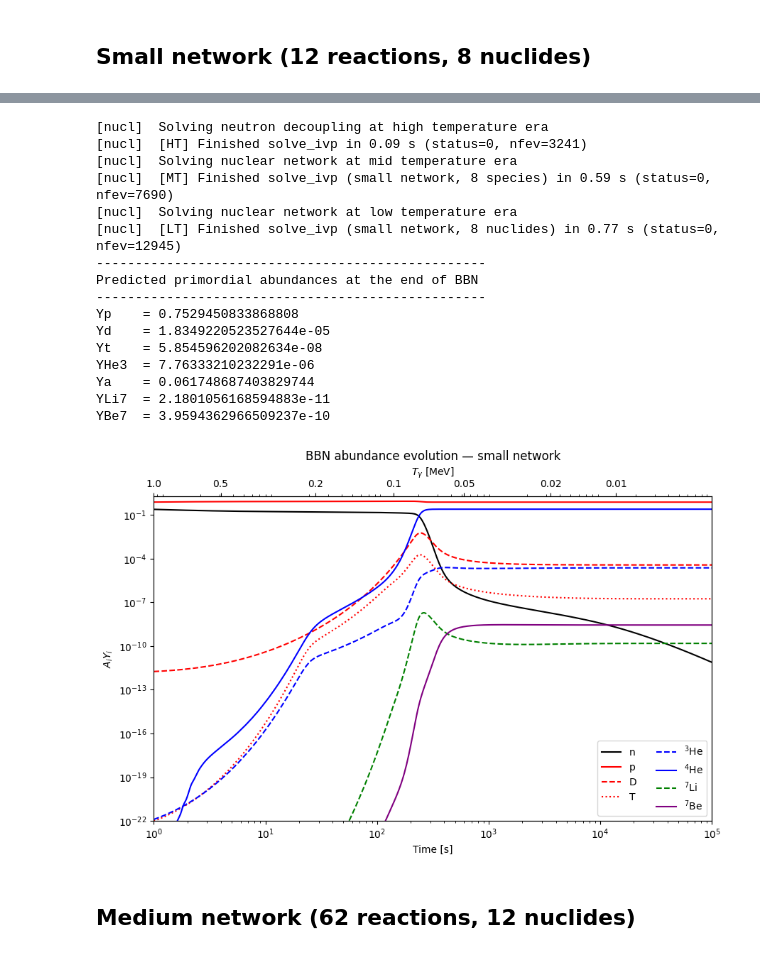
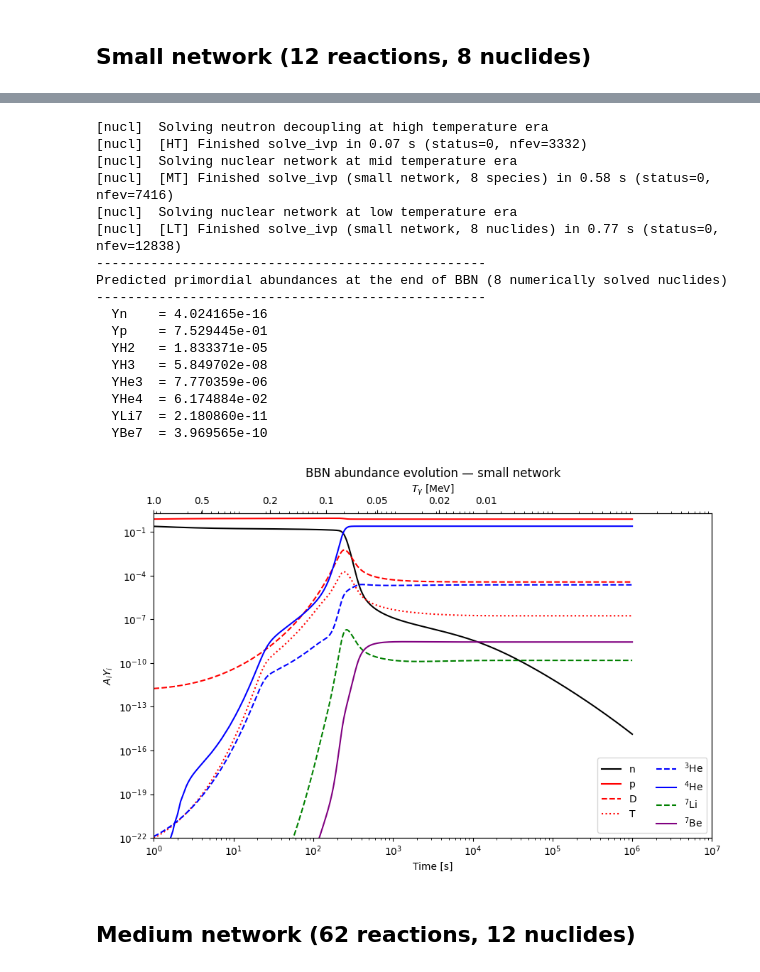
Before and after one commit to CyrilPitrou/pyprimat, a Jupyter notebook: notebooks/AbundanceEvolution.ipynb, the cells around one changed output, grey strips where cells are left out. Saved outputs shown, nothing was run; the diff lists cells and outputs as text; code cells hidden in the pictures.

```diff
--- a/notebooks/AbundanceEvolution.ipynb
+++ b/notebooks/AbundanceEvolution.ipynb
@@ -23,7 +23,7 @@ def add_temperature_axis(ax, instance, T_ticks_MeV):
     ax2.set_xlabel(r'$T_\gamma$ [MeV]')
     return ax2
 
-t = np.logspace(0, 5, 500)   # 1 s to 1e5 s
+t = np.logspace(0, 6, 500)   # 1 s to 1e10 s
 T_ticks_MeV = [1.0, 0.5, 0.2, 0.1, 0.05, 0.02, 0.01]
 # %% [markdown]
 ## Small network (12 reactions, 8 nuclides)
@@ -59,46 +59,47 @@ species_small = [
     ('Li7', 'green',  'dashed', r'$^7$Li'),
     ('Be7', 'purple', 'solid',  r'$^7$Be'),
 ]
 
 fig, ax = plt.subplots(figsize=(9, 6))
 
 for name, color, ls, label in species_small:
     vals = r_small.A[name] * r_small[name](t)
     mask = vals > 0
     if mask.any():
         ax.plot(t[mask], vals[mask], color=color, ls=ls, label=label)
 
 ax.set_xscale('log')
 ax.set_yscale('log')
 ax.set_xlabel('Time [s]')
 ax.set_ylabel(r'$A_i Y_i$')
-ax.set_xlim(1, 1e5)
+ax.set_xlim(1, 1e7)
 ax.set_ylim(1e-22, 2)
 ax.legend(ncol=2)
 ax.set_title('BBN abundance evolution — small network')
 add_temperature_axis(ax, r_small, T_ticks_MeV)
 
 plt.tight_layout()
 plt.savefig('plots/abundance_evolution_small.pdf', bbox_inches='tight')
 plt.show()
 # %% [output]
 [nucl]  Solving neutron decoupling at high temperature era
-[nucl]  [HT] Finished solve_ivp in 0.09 s (status=0, nfev=3241)
+[nucl]  [HT] Finished solve_ivp in 0.07 s (status=0, nfev=3332)
 [nucl]  Solving nuclear network at mid temperature era
-[nucl]  [MT] Finished solve_ivp (small network, 8 species) in 0.59 s (status=0, nfev=7690)
+[nucl]  [MT] Finished solve_ivp (small network, 8 species) in 0.58 s (status=0, nfev=7416)
 [nucl]  Solving nuclear network at low temperature era
-[nucl]  [LT] Finished solve_ivp (small network, 8 nuclides) in 0.77 s (status=0, nfev=12945)
+[nucl]  [LT] Finished solve_ivp (small network, 8 nuclides) in 0.77 s (status=0, nfev=12838)
 --------------------------------------------------
-Predicted primordial abundances at the end of BBN
+Predicted primordial abundances at the end of BBN (8 numerically solved nuclides)
 --------------------------------------------------
-Yp    = 0.7529450833868808
-Yd    = 1.8349220523527644e-05
-Yt    = 5.854596202082634e-08
-YHe3  = 7.76333210232291e-06
-Ya    = 0.061748687403829744
-YLi7  = 2.1801056168594883e-11
-YBe7  = 3.9594362966509237e-10
+  Yn    = 4.024165e-16
+  Yp    = 7.529445e-01
+  YH2   = 1.833371e-05
+  YH3   = 5.849702e-08
+  YHe3  = 7.770359e-06
+  YHe4  = 6.174884e-02
+  YLi7  = 2.180860e-11
+  YBe7  = 3.969565e-10
-[figure, old version]
+[figure, new version]
 # %% [markdown]
 ## Medium network (62 reactions, 12 nuclides)
 # %%
```
Also changed, not shown: parts of 5 cells of this notebook, 7 other files.
